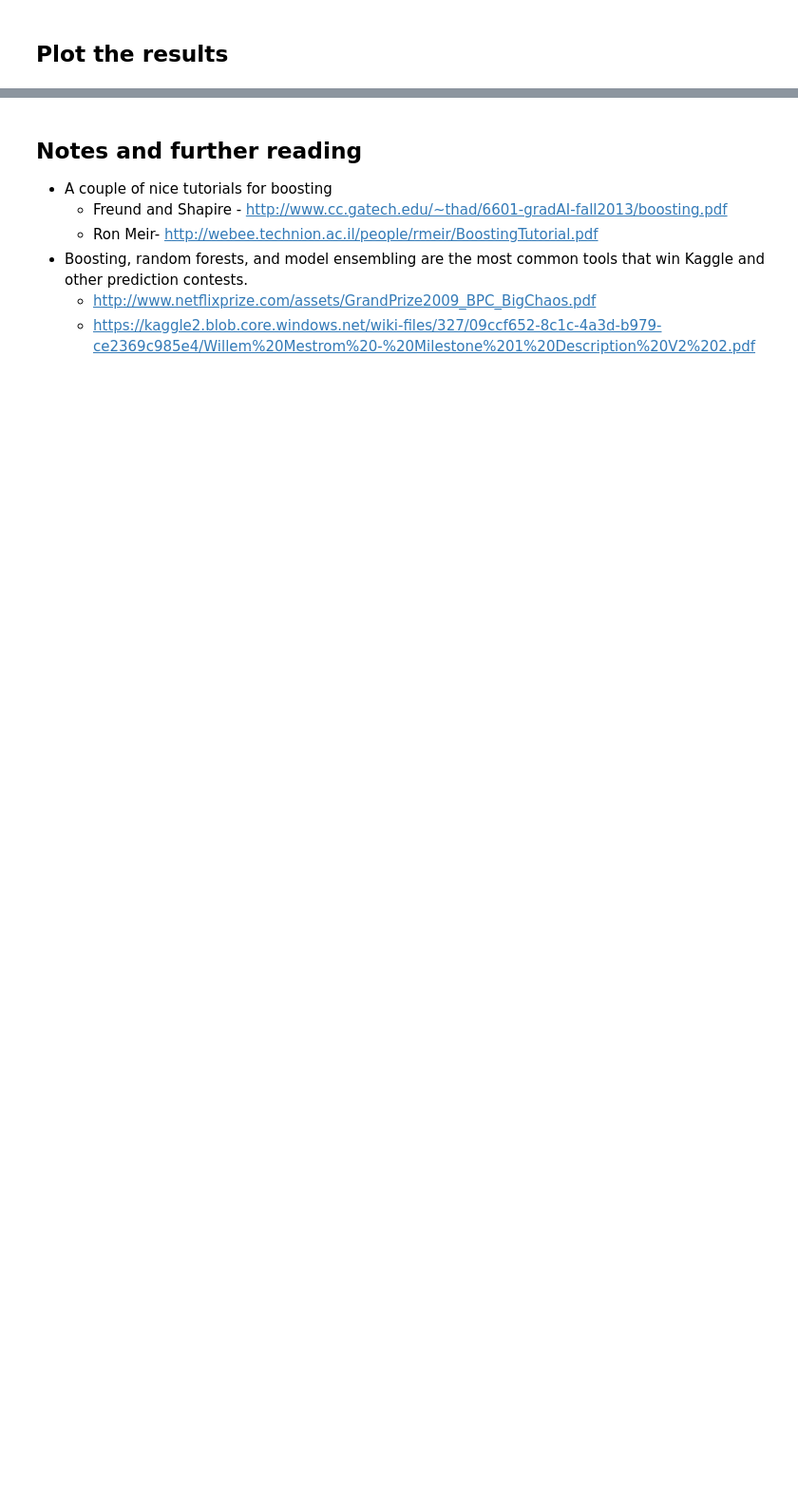
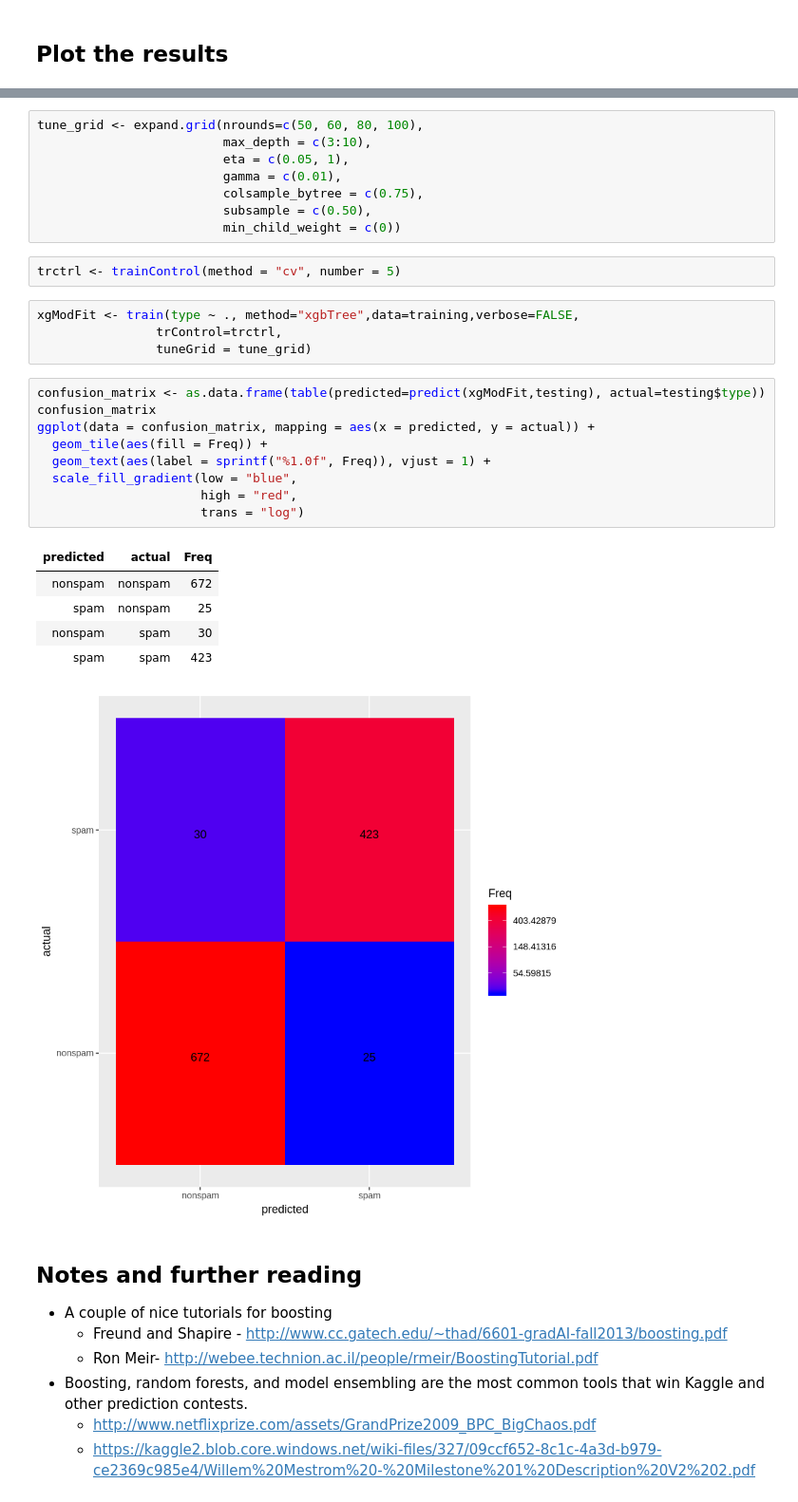
Before and after one commit to radcheb/R_course, a Jupyter notebook: L5-Practical_ml.ipynb, the cells around one changed output, grey strips where cells are left out. Shown at 95% size. Drawn from its saved outputs; the diff is of its cells as text; blank space fills up the shorter version.

Commit message:
Lesson 5: add grid search

```diff
--- a/L5-Practical_ml.ipynb
+++ b/L5-Practical_ml.ipynb
@@ -1344,3 +1332,33 @@ ggplot(data = confusion_matrix, mapping = aes(x = predicted, y = actual)) +
+# %%
+tune_grid <- expand.grid(nrounds=c(50, 60, 80, 100),
+                         max_depth = c(3:10),
+                         eta = c(0.05, 1),
+                         gamma = c(0.01),
+                         colsample_bytree = c(0.75),
+                         subsample = c(0.50),
+                         min_child_weight = c(0))
+# %%
+trctrl <- trainControl(method = "cv", number = 5)
+# %%
+xgModFit <- train(type ~ ., method="xgbTree",data=training,verbose=FALSE,
+                trControl=trctrl,
+                tuneGrid = tune_grid)
+# %%
+confusion_matrix <- as.data.frame(table(predicted=predict(xgModFit,testing), actual=testing$type))
+confusion_matrix
+ggplot(data = confusion_matrix, mapping = aes(x = predicted, y = actual)) +
+  geom_tile(aes(fill = Freq)) +
+  geom_text(aes(label = sprintf("%1.0f", Freq)), vjust = 1) +
+  scale_fill_gradient(low = "blue",
+                      high = "red",
+                      trans = "log")
+# %% [output]
+| predicted | actual | Freq |
+| nonspam | nonspam | 672 |
+| spam | nonspam | 25 |
+| nonspam | spam | 30 |
+| spam | spam | 423 |
+[figure, added]
 # %% [markdown]
 ## Notes and further reading
 
```
Also changed, not shown: parts of 7 cells of this notebook.
